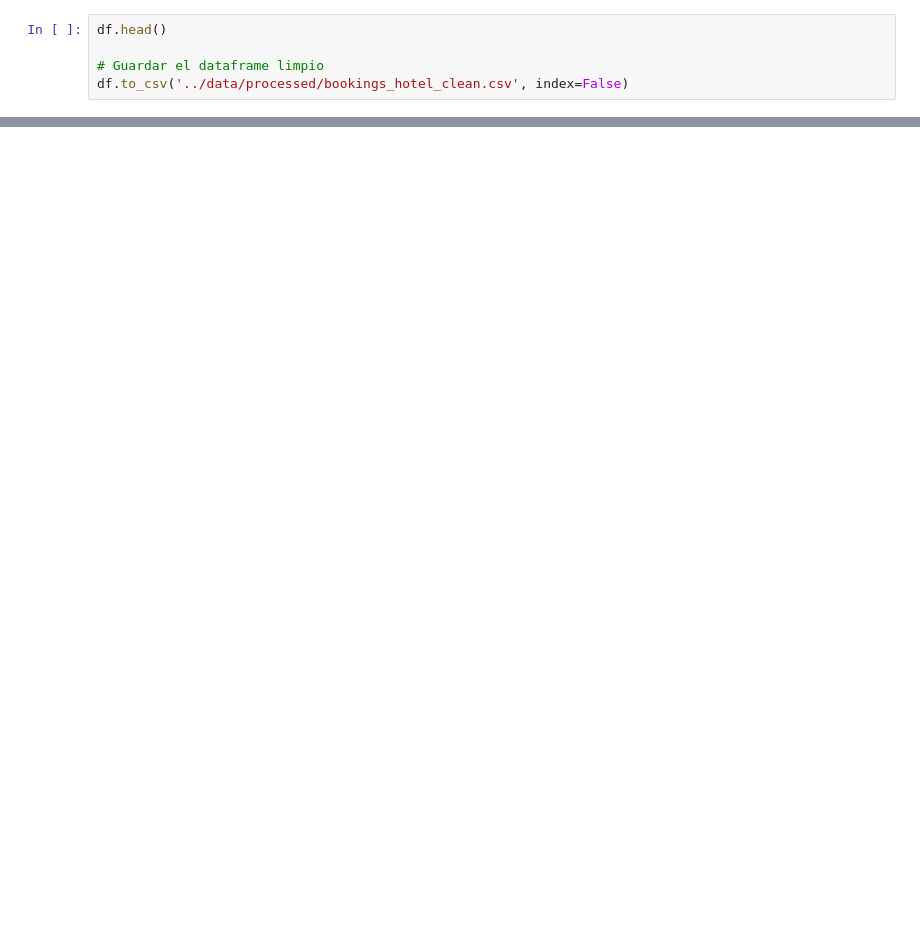
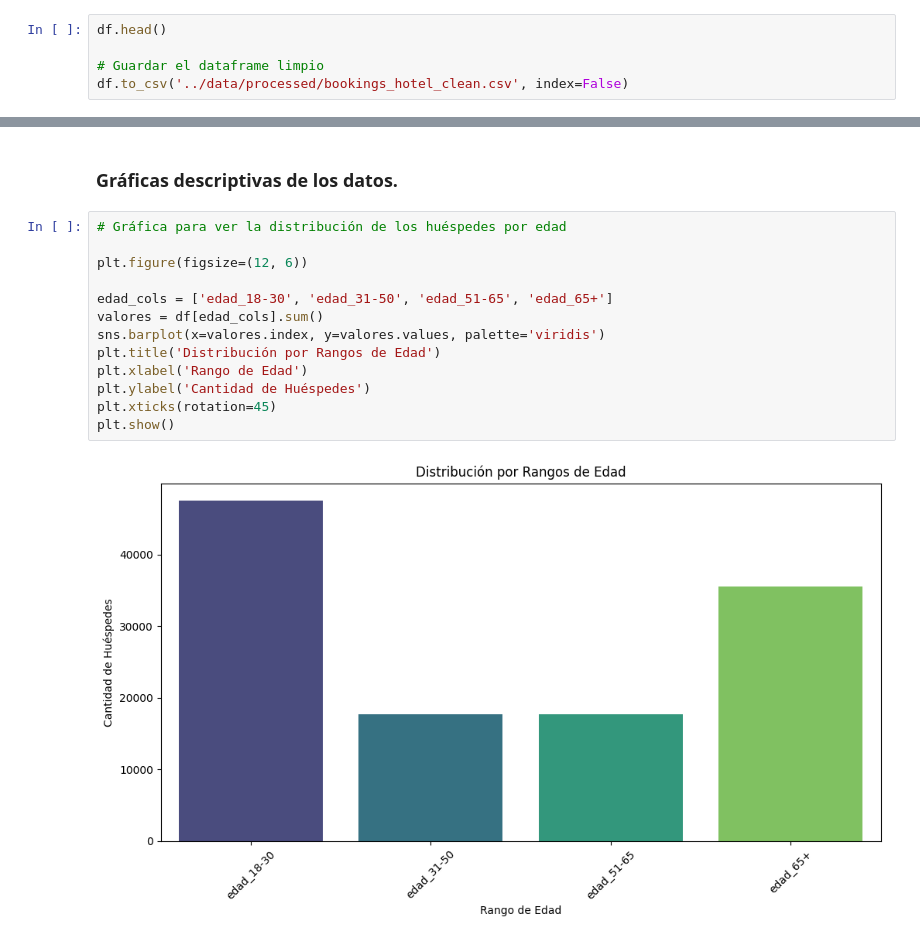
Before and after one commit to leonxrdon/TFM-ImpactoMarketing, a Jupyter notebook: notebooks/01_data_bookings.ipynb, the cells around one changed output, grey strips where cells are left out. Drawn from its saved outputs; the diff is of its cells as text; blank space fills up the shorter version.

```diff
--- a/notebooks/01_data_bookings.ipynb
+++ b/notebooks/01_data_bookings.ipynb
@@ -218,0 +398,17 @@ df.to_csv('../data/processed/bookings_hotel_clean.csv', index=False)
+# %% [markdown]
+### Gráficas descriptivas de los datos.
+# %%
+# Gráfica para ver la distribución de los huéspedes por edad
+
+plt.figure(figsize=(12, 6))
+
+edad_cols = ['edad_18-30', 'edad_31-50', 'edad_51-65', 'edad_65+']
+valores = df[edad_cols].sum()
+sns.barplot(x=valores.index, y=valores.values, palette='viridis')
+plt.title('Distribución por Rangos de Edad')
+plt.xlabel('Rango de Edad')
+plt.ylabel('Cantidad de Huéspedes')
+plt.xticks(rotation=45)
+plt.show()
+# %% [output]
+[figure, added]
```
Also changed, not shown: parts of 19 cells of this notebook, 1 other file.
